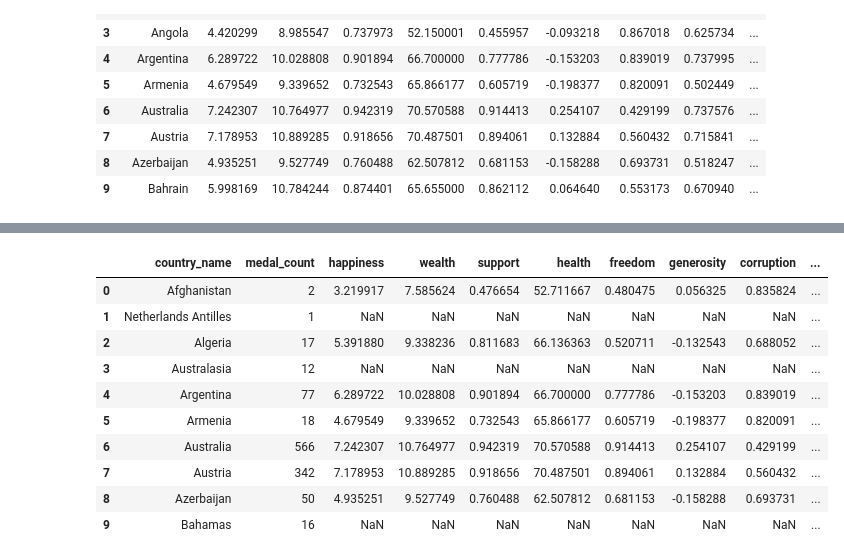
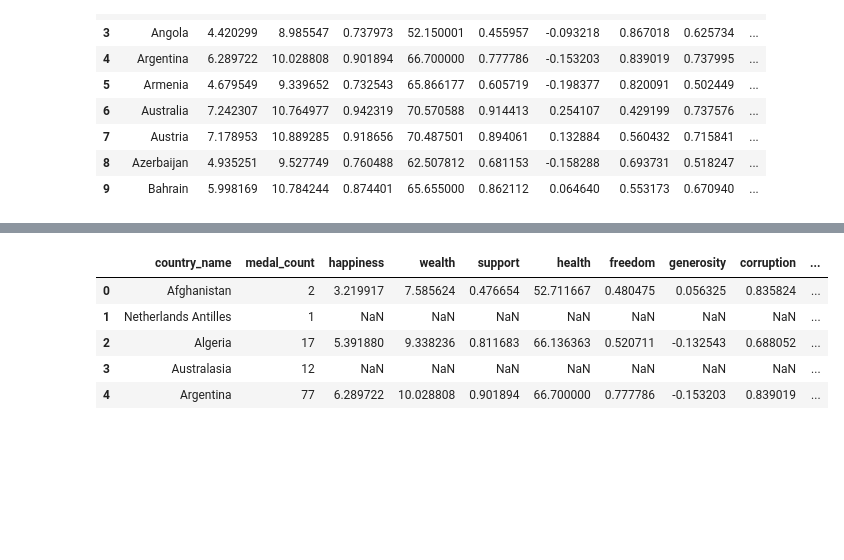
Before and after one commit to JimGile/group3-project1, a Jupyter notebook: src/jg_merge_datasets.ipynb, the cells around one changed output, grey strips where cells are left out. Saved outputs shown, nothing was run; the diff lists cells and outputs as text; code cells hidden in the pictures; blank space fills up the shorter version.

Commit message:
data clean up and merging

```diff
--- a/src/jg_merge_datasets.ipynb
+++ b/src/jg_merge_datasets.ipynb
@@ -113,0 +118,4 @@ ValueError: could not convert string to float: '..'
+# %%
+df_nutrition = pd.read_csv('../data/World_Bank/food_nutrition_2017_clean.csv', encoding = "ISO-8859-1")
+df_nutrition.to_csv('../data/etl/nutrition_2017_by_country.csv', index=False)
+df_nutrition.info()
@@ -192,9 +251,9 @@ df_happiness_country.head(10)
 | 8 | Azerbaijan | 4.935251 | 9.527749 | 0.760488 | 62.507812 | 0.681153 | -0.158288 | 0.693731 | 0.518247 | ... |
 | 9 | Bahrain | 5.998169 | 10.784244 | 0.874401 | 65.655000 | 0.862112 | 0.064640 | 0.553173 | 0.670940 | ... |
 # %%
-# Merge datasets
-df_merged_1 = df_medals_country_only.merge(right=df_happiness_country, how='left',
+# Merge medals and happiness datasets
+df_merged_medal_hap = df_medals_country_only.merge(right=df_happiness_country, how='left',
                              left_on='country_name', right_on='country')
-
-df_merged_1.head(10)
+df_merged_medal_hap.drop(columns=['country'], inplace=True)
+df_merged_medal_hap.head(10)
 # %% [output]
@@ -211,20 +270,15 @@ df_merged_1.head(10)
 | 9 | BAH | Bahamas | 16 | NaN | NaN | NaN | NaN | NaN | NaN | ... |
 # %%
-#df_nutrition
-df_merged_2 = df_merged_1.merge(right=df_nutrition, how='left',
-                             left_on='country_name', right_on='Country Name')
-df_merged_2.drop(columns=['country_code', 'Country Code', 'Country Name', 'country'], inplace=True)
-df_merged_2.reset_index(drop=True, inplace=True)
-df_merged_2.head(10)
+# Merge with nutrition dataset
+df_merged_medal_hap_nut = df_merged_medal_hap.merge(right=df_nutrition, how='left',
+                             left_on='country_name', right_on='country_name')
+df_merged_medal_hap_nut.drop(columns=['country_code_x', 'country_code_y'], inplace=True)
+df_merged_medal_hap_nut.reset_index(drop=True, inplace=True)
+df_merged_medal_hap_nut.head()
 # %% [output]
 |  | country_name | medal_count | happiness | wealth | support | health | freedom | generosity | corruption | ... |
 | 0 | Afghanistan | 2 | 3.219917 | 7.585624 | 0.476654 | 52.711667 | 0.480475 | 0.056325 | 0.835824 | ... |
 | 1 | Netherlands Antilles | 1 | NaN | NaN | NaN | NaN | NaN | NaN | NaN | ... |
 | 2 | Algeria | 17 | 5.391880 | 9.338236 | 0.811683 | 66.136363 | 0.520711 | -0.132543 | 0.688052 | ... |
 | 3 | Australasia | 12 | NaN | NaN | NaN | NaN | NaN | NaN | NaN | ... |
 | 4 | Argentina | 77 | 6.289722 | 10.028808 | 0.901894 | 66.700000 | 0.777786 | -0.153203 | 0.839019 | ... |
-| 5 | Armenia | 18 | 4.679549 | 9.339652 | 0.732543 | 65.866177 | 0.605719 | -0.198377 | 0.820091 | ... |
-| 6 | Australia | 566 | 7.242307 | 10.764977 | 0.942319 | 70.570588 | 0.914413 | 0.254107 | 0.429199 | ... |
-| 7 | Austria | 342 | 7.178953 | 10.889285 | 0.918656 | 70.487501 | 0.894061 | 0.132884 | 0.560432 | ... |
-| 8 | Azerbaijan | 50 | 4.935251 | 9.527749 | 0.760488 | 62.507812 | 0.681153 | -0.158288 | 0.693731 | ... |
-| 9 | Bahamas | 16 | NaN | NaN | NaN | NaN | NaN | NaN | NaN | ... |
```
Also changed, not shown: parts of 19 cells of this notebook, 13 other files.
